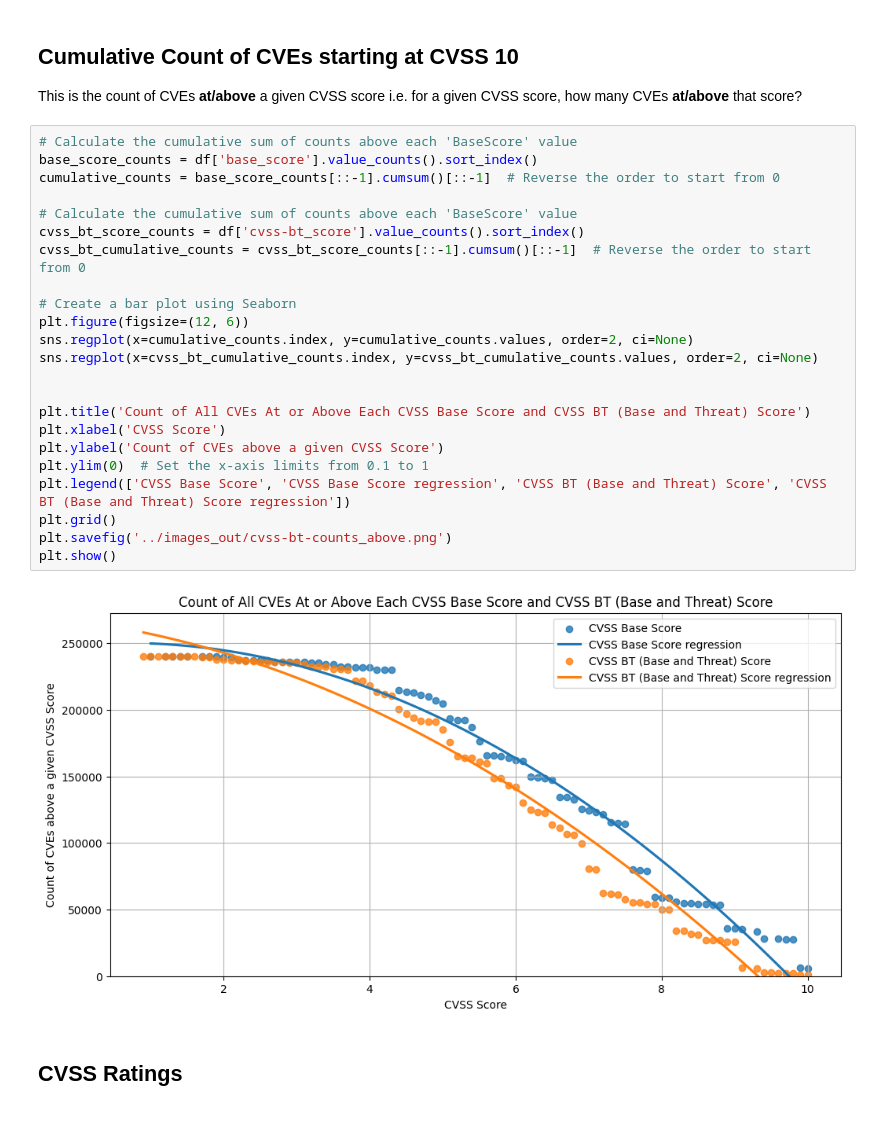
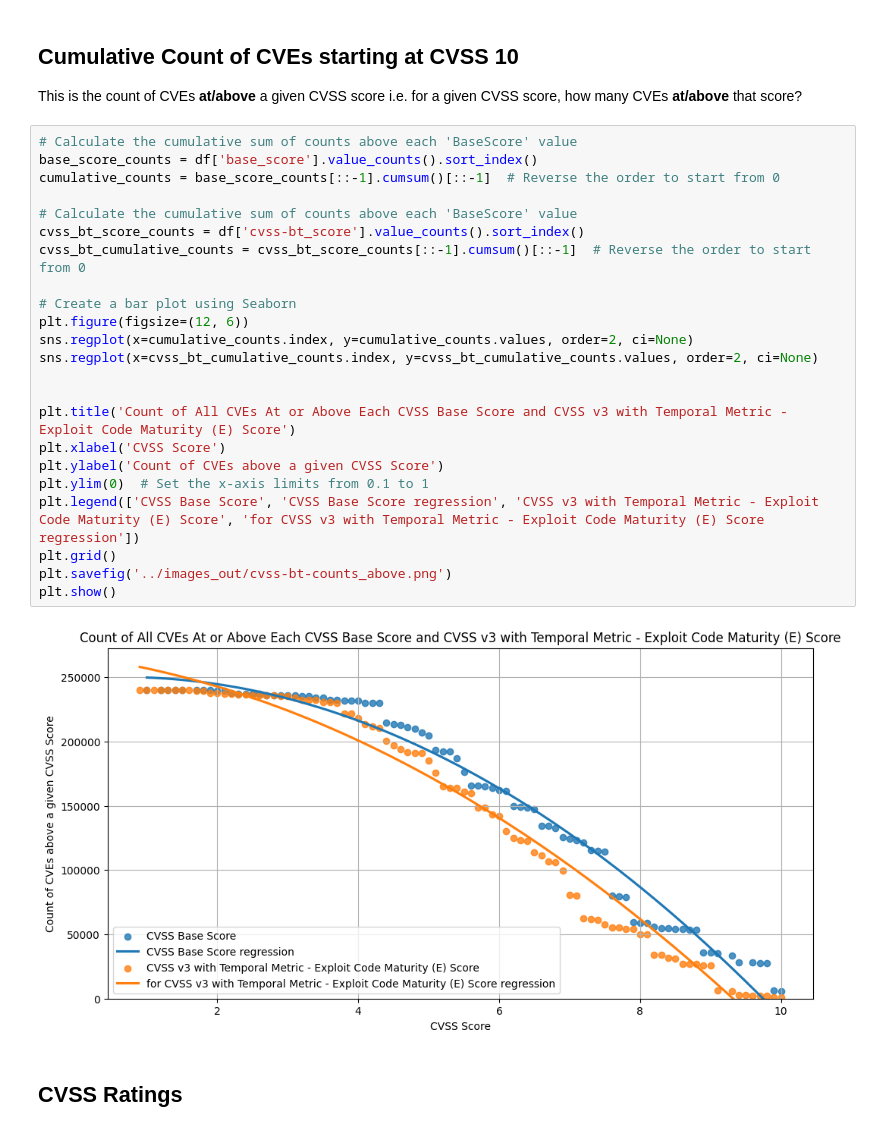
Before and after one commit to RiskBasedPrioritization/RiskBasedPrioritizationAnalysis, a Jupyter notebook: analysis/cvss-bt.ipynb, the cells around one changed output. Drawn from its saved outputs; the diff is of its cells as text.

Commit message:
cvss Temporal title clarify

```diff
--- a/analysis/cvss-bt.ipynb
+++ b/analysis/cvss-bt.ipynb
@@ -105,28 +105,28 @@ This is the count of CVEs **at/above** a given CVSS score i.e. for a given CVSS
 # %%
 # Calculate the cumulative sum of counts above each 'BaseScore' value
 base_score_counts = df['base_score'].value_counts().sort_index()
 cumulative_counts = base_score_counts[::-1].cumsum()[::-1]  # Reverse the order to start from 0
 
 # Calculate the cumulative sum of counts above each 'BaseScore' value
 cvss_bt_score_counts = df['cvss-bt_score'].value_counts().sort_index()
 cvss_bt_cumulative_counts = cvss_bt_score_counts[::-1].cumsum()[::-1]  # Reverse the order to start from 0
 
 # Create a bar plot using Seaborn
 plt.figure(figsize=(12, 6))
 sns.regplot(x=cumulative_counts.index, y=cumulative_counts.values, order=2, ci=None)
 sns.regplot(x=cvss_bt_cumulative_counts.index, y=cvss_bt_cumulative_counts.values, order=2, ci=None)
 
 
-plt.title('Count of All CVEs At or Above Each CVSS Base Score and CVSS BT (Base and Threat) Score')
+plt.title('Count of All CVEs At or Above Each CVSS Base Score and CVSS v3 with Temporal Metric - Exploit Code Maturity (E) Score')
 plt.xlabel('CVSS Score')
 plt.ylabel('Count of CVEs above a given CVSS Score')
 plt.ylim(0)  # Set the x-axis limits from 0.1 to 1
-plt.legend(['CVSS Base Score', 'CVSS Base Score regression', 'CVSS BT (Base and Threat) Score', 'CVSS BT (Base and Threat) Score regression'])
+plt.legend(['CVSS Base Score', 'CVSS Base Score regression', 'CVSS v3 with Temporal Metric - Exploit Code Maturity (E) Score', 'for CVSS v3 with Temporal Metric - Exploit Code Maturity (E) Score regression'])
 plt.grid()
 plt.savefig('../images_out/cvss-bt-counts_above.png')
 plt.show()
 # %% [output]
-[figure, old version]
+[figure, new version]
 # %% [markdown]
 ## CVSS Ratings
 # %%
```
Also changed, not shown: parts of 6 cells of this notebook, 4 other files.
